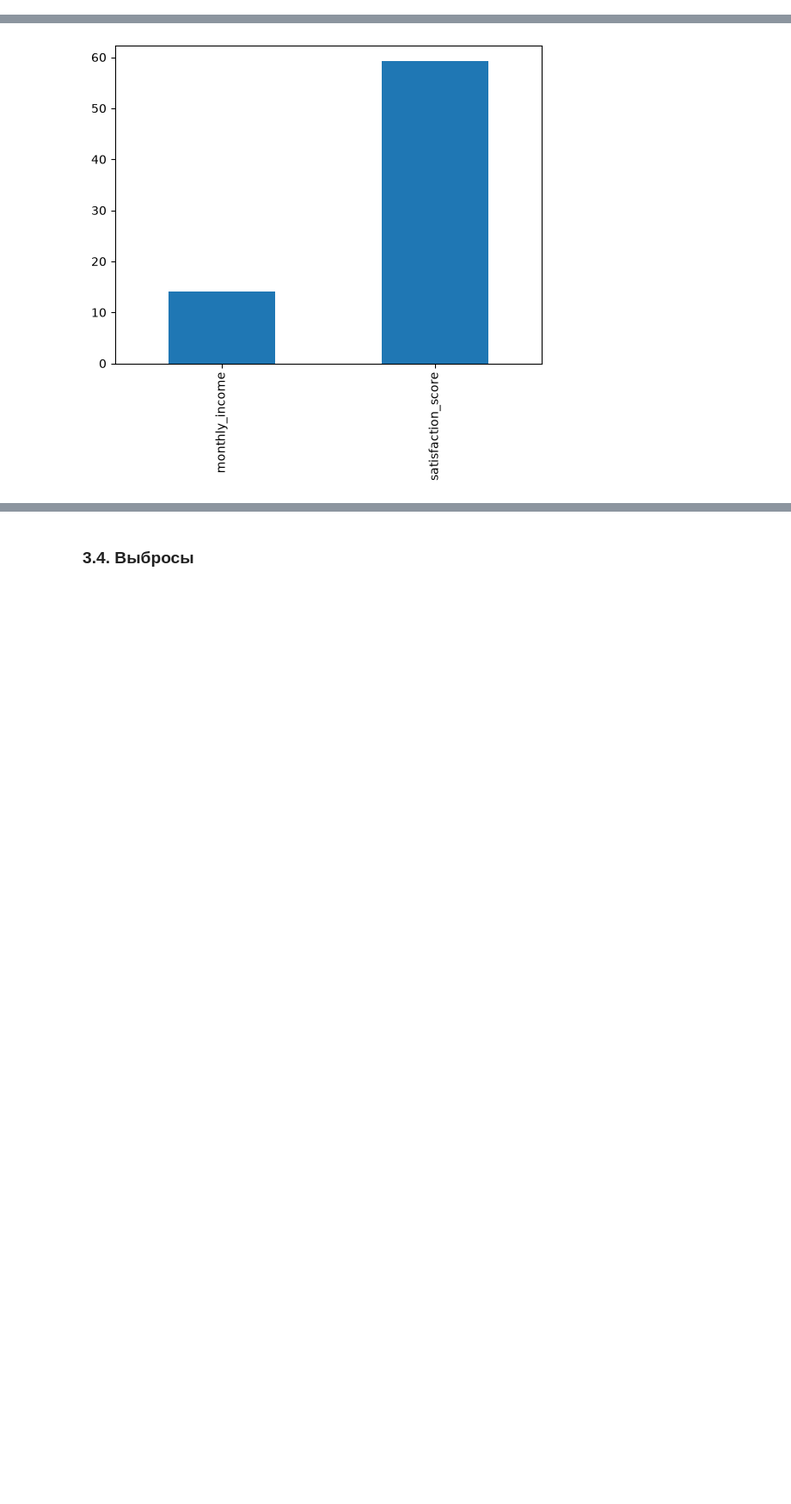
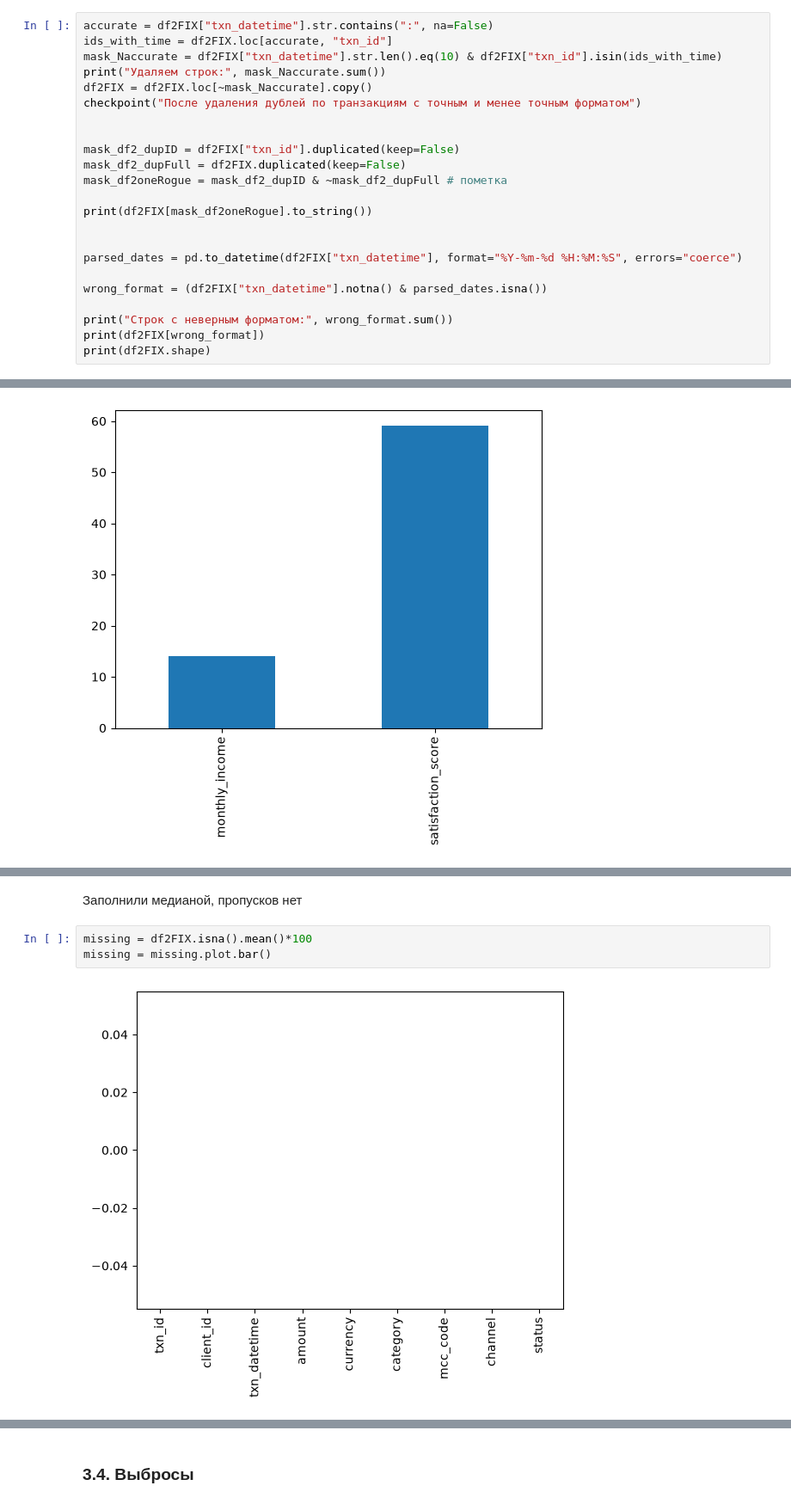
Before and after one commit to divik-T/Lab1GroupsClientsLeak, a Jupyter notebook: notebooks/01_analysis.ipynb, the cells around one changed output, grey strips where cells are left out. Shown at 86% size. Saved outputs shown, nothing was run; the diff lists cells and outputs as text; blank space fills up the shorter version.

```diff
--- a/notebooks/01_analysis.ipynb
+++ b/notebooks/01_analysis.ipynb
@@ -539,0 +642,23 @@ df1FIX = df1.loc[~mask_df1_dupID].copy()
+# %%
+accurate = df2FIX["txn_datetime"].str.contains(":", na=False)
+ids_with_time = df2FIX.loc[accurate, "txn_id"]
+mask_Naccurate = df2FIX["txn_datetime"].str.len().eq(10) & df2FIX["txn_id"].isin(ids_with_time)
+print("Удаляем строк:", mask_Naccurate.sum())
+df2FIX = df2FIX.loc[~mask_Naccurate].copy()
+checkpoint("После удаления дублей по транзакциям с точным и менее точным форматом")
+
+
+mask_df2_dupID = df2FIX["txn_id"].duplicated(keep=False)
+mask_df2_dupFull = df2FIX.duplicated(keep=False)
+mask_df2oneRogue = mask_df2_dupID & ~mask_df2_dupFull # пометка
+
+print(df2FIX[mask_df2oneRogue].to_string())
+
+
+parsed_dates = pd.to_datetime(df2FIX["txn_datetime"], format="%Y-%m-%d %H:%M:%S", errors="coerce")
+
+wrong_format = (df2FIX["txn_datetime"].notna() & parsed_dates.isna())
+
+print("Строк с неверным форматом:", wrong_format.sum())
+print(df2FIX[wrong_format])
+print(df2FIX.shape)
@@ -695,0 +880,7 @@ missing = missing[missing>0].plot.bar()
+# %% [markdown]
+Заполнили медианой, пропусков нет
+# %%
+missing = df2FIX.isna().mean()*100
+missing = missing.plot.bar()
+# %% [output]
+[figure, added]
```
Also changed, not shown: parts of 39 cells of this notebook.
